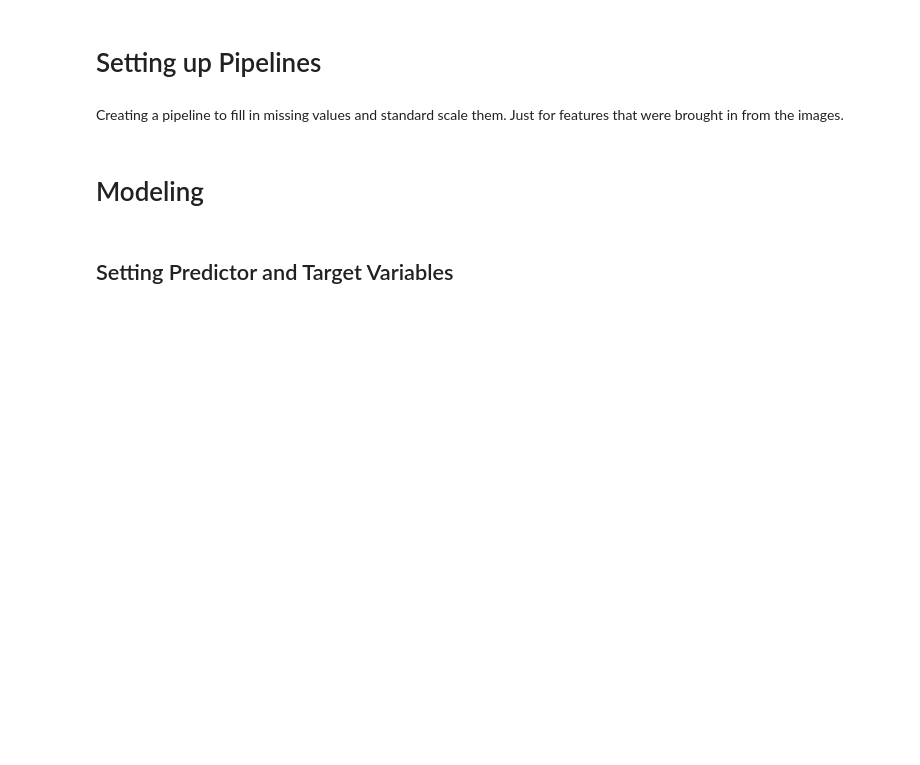
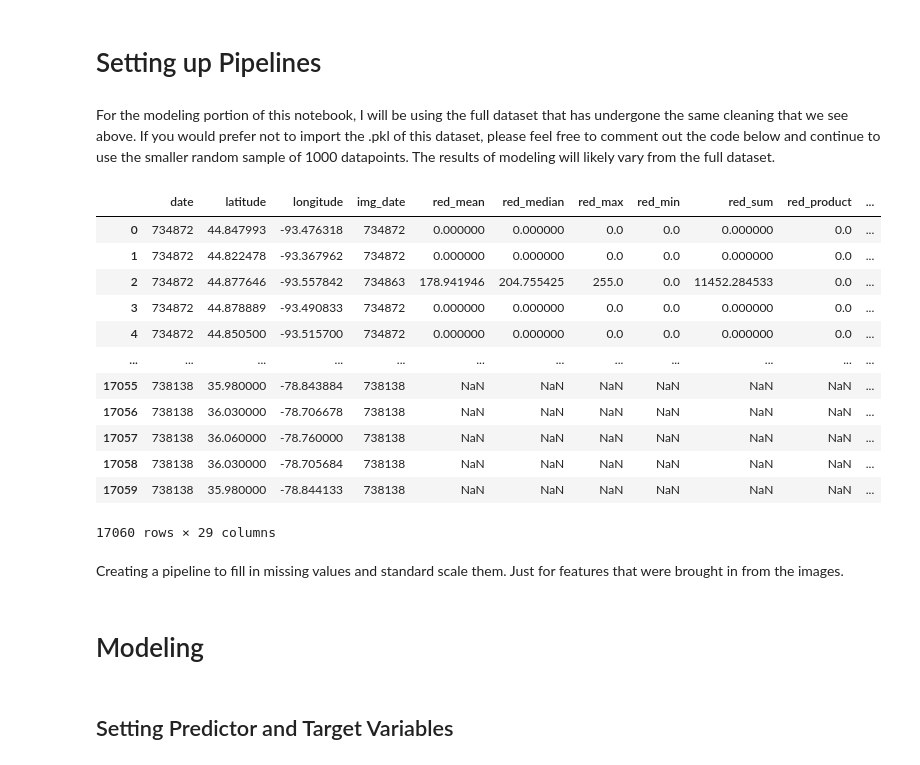
Before and after one commit to mduncan23/Predicting-Harmful-Algal-Blooms, a Jupyter notebook: best_notebook.ipynb, the cells around one changed output. Saved outputs shown, nothing was run; the diff lists cells and outputs as text; code cells hidden in the pictures; blank space fills up the shorter version.

```diff
--- a/best_notebook.ipynb
+++ b/best_notebook.ipynb
@@ -1754,3 +1547,23 @@ from sklearn.metrics import classification_report
+# %% [markdown]
+For the modeling portion of this notebook, I will be using the full dataset that has undergone the same cleaning that we see above. If you would prefer not to import the .pkl of this dataset, please feel free to comment out the code below and continue to use the smaller random sample of 1000 datapoints. The results of modeling will likely vary from the full dataset.
+# %%
+model_df = pd.read_pickle('./Data/full_model_clean.pkl')
+# %%
+model_df
+# %% [output]
+|  | date | latitude | longitude | img_date | red_mean | red_median | red_max | red_min | red_sum | red_product | ... |
+| 0 | 734872 | 44.847993 | -93.476318 | 734872 | 0.000000 | 0.000000 | 0.0 | 0.0 | 0.000000 | 0.0 | ... |
+| 1 | 734872 | 44.822478 | -93.367962 | 734872 | 0.000000 | 0.000000 | 0.0 | 0.0 | 0.000000 | 0.0 | ... |
+| 2 | 734872 | 44.877646 | -93.557842 | 734863 | 178.941946 | 204.755425 | 255.0 | 0.0 | 11452.284533 | 0.0 | ... |
+| 3 | 734872 | 44.878889 | -93.490833 | 734872 | 0.000000 | 0.000000 | 0.0 | 0.0 | 0.000000 | 0.0 | ... |
+| 4 | 734872 | 44.850500 | -93.515700 | 734872 | 0.000000 | 0.000000 | 0.0 | 0.0 | 0.000000 | 0.0 | ... |
+| ... | ... | ... | ... | ... | ... | ... | ... | ... | ... | ... | ... |
+| 17055 | 738138 | 35.980000 | -78.843884 | 738138 | NaN | NaN | NaN | NaN | NaN | NaN | ... |
+| 17056 | 738138 | 36.030000 | -78.706678 | 738138 | NaN | NaN | NaN | NaN | NaN | NaN | ... |
+| 17057 | 738138 | 36.060000 | -78.760000 | 738138 | NaN | NaN | NaN | NaN | NaN | NaN | ... |
+| 17058 | 738138 | 36.030000 | -78.705684 | 738138 | NaN | NaN | NaN | NaN | NaN | NaN | ... |
+| 17059 | 738138 | 35.980000 | -78.844133 | 738138 | NaN | NaN | NaN | NaN | NaN | NaN | ... |
+17060 rows × 29 columns
 # %% [markdown]
 Creating a pipeline to fill in missing values and standard scale them. Just for features that were brought in from the images.
 # %%
```
Also changed, not shown: parts of 58 cells of this notebook, 3 other files.
